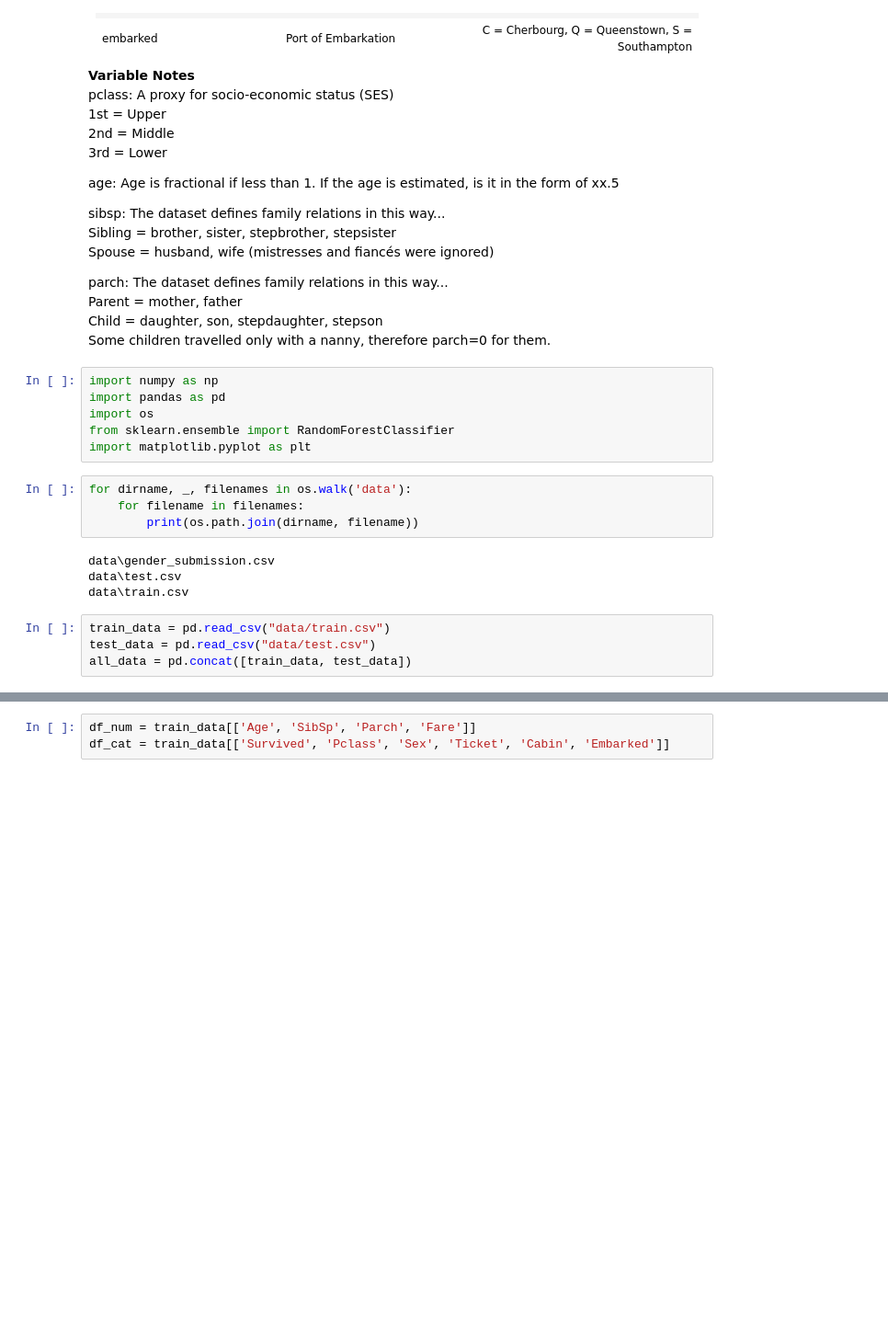
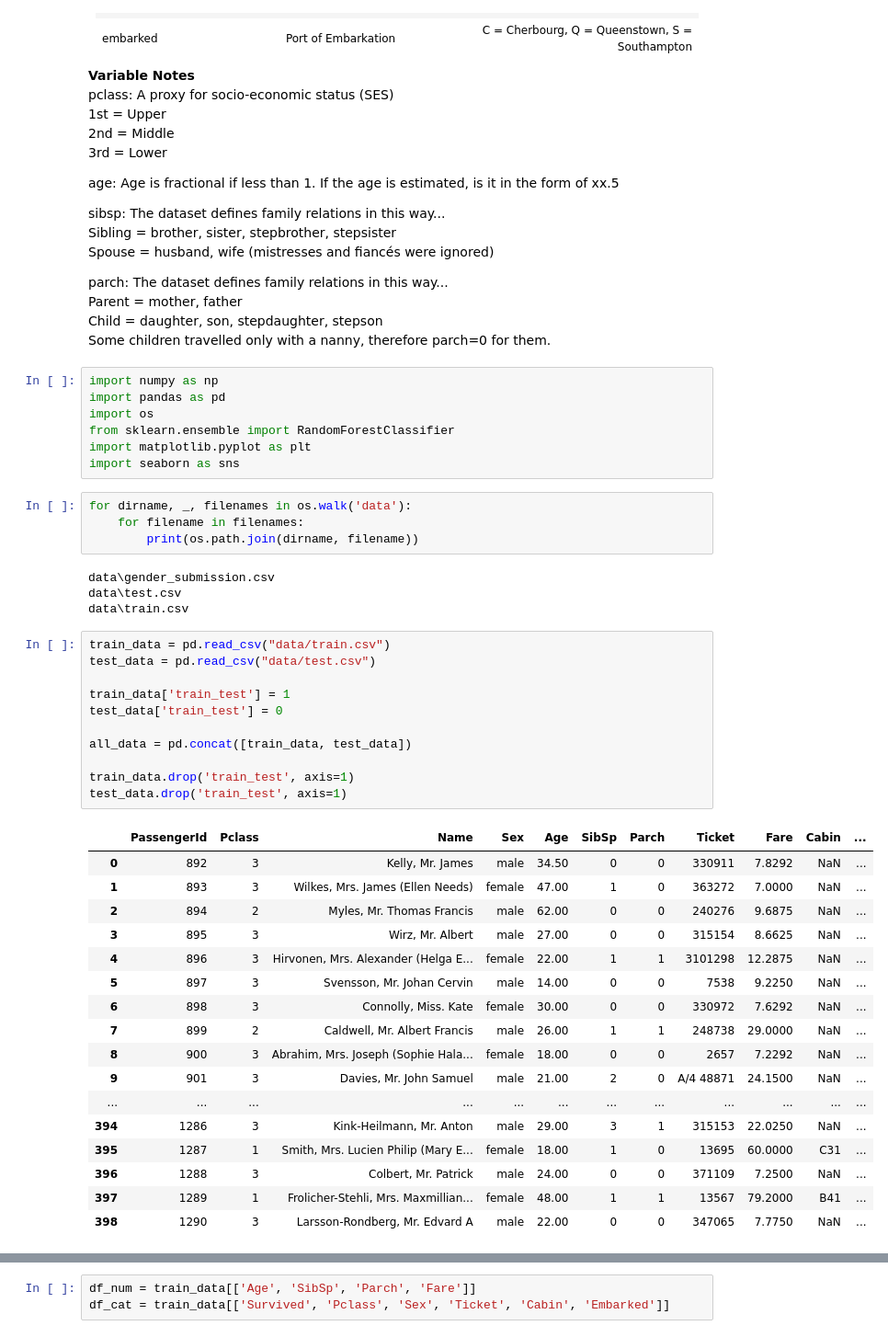
Before and after one commit to VotePyroForPres/titanic, a Jupyter notebook: main.ipynb, the cells around one changed output, grey strips where cells are left out. Shown: that part at 92% size. Saved outputs shown, nothing was run; the diff lists cells and outputs as text; blank space fills up the shorter version.

```diff
--- a/main.ipynb
+++ b/main.ipynb
@@ -38,6 +38,7 @@ import pandas as pd
 import os
 from sklearn.ensemble import RandomForestClassifier
 import matplotlib.pyplot as plt
+import seaborn as sns
 # %%
 for dirname, _, filenames in os.walk('data'):
     for filename in filenames:
@@ -49,4 +50,29 @@ data\train.csv
 # %%
 train_data = pd.read_csv("data/train.csv")
 test_data = pd.read_csv("data/test.csv")
+
+train_data['train_test'] = 1
+test_data['train_test'] = 0
+
 all_data = pd.concat([train_data, test_data])
+
+train_data.drop('train_test', axis=1)
+test_data.drop('train_test', axis=1)
+# %% [output]
+|  | PassengerId | Pclass | Name | Sex | Age | SibSp | Parch | Ticket | Fare | Cabin | ... |
+| 0 | 892 | 3 | Kelly, Mr. James | male | 34.50 | 0 | 0 | 330911 | 7.8292 | NaN | ... |
+| 1 | 893 | 3 | Wilkes, Mrs. James (Ellen Needs) | female | 47.00 | 1 | 0 | 363272 | 7.0000 | NaN | ... |
+| 2 | 894 | 2 | Myles, Mr. Thomas Francis | male | 62.00 | 0 | 0 | 240276 | 9.6875 | NaN | ... |
+| 3 | 895 | 3 | Wirz, Mr. Albert | male | 27.00 | 0 | 0 | 315154 | 8.6625 | NaN | ... |
+| 4 | 896 | 3 | Hirvonen, Mrs. Alexander (Helga E... | female | 22.00 | 1 | 1 | 3101298 | 12.2875 | NaN | ... |
+| 5 | 897 | 3 | Svensson, Mr. Johan Cervin | male | 14.00 | 0 | 0 | 7538 | 9.2250 | NaN | ... |
+| 6 | 898 | 3 | Connolly, Miss. Kate | female | 30.00 | 0 | 0 | 330972 | 7.6292 | NaN | ... |
+| 7 | 899 | 2 | Caldwell, Mr. Albert Francis | male | 26.00 | 1 | 1 | 248738 | 29.0000 | NaN | ... |
+| 8 | 900 | 3 | Abrahim, Mrs. Joseph (Sophie Hala... | female | 18.00 | 0 | 0 | 2657 | 7.2292 | NaN | ... |
+| 9 | 901 | 3 | Davies, Mr. John Samuel | male | 21.00 | 2 | 0 | A/4 48871 | 24.1500 | NaN | ... |
+| ... | ... | ... | ... | ... | ... | ... | ... | ... | ... | ... | ... |
+| 394 | 1286 | 3 | Kink-Heilmann, Mr. Anton | male | 29.00 | 3 | 1 | 315153 | 22.0250 | NaN | ... |
+| 395 | 1287 | 1 | Smith, Mrs. Lucien Philip (Mary E... | female | 18.00 | 1 | 0 | 13695 | 60.0000 | C31 | ... |
+| 396 | 1288 | 3 | Colbert, Mr. Patrick | male | 24.00 | 0 | 0 | 371109 | 7.2500 | NaN | ... |
+| 397 | 1289 | 1 | Frolicher-Stehli, Mrs. Maxmillian... | female | 48.00 | 1 | 1 | 13567 | 79.2000 | B41 | ... |
+| 398 | 1290 | 3 | Larsson-Rondberg, Mr. Edvard A | male | 22.00 | 0 | 0 | 347065 | 7.7750 | NaN | ... |
```
Also changed, not shown: parts of 24 cells of this notebook, 8 other files.
